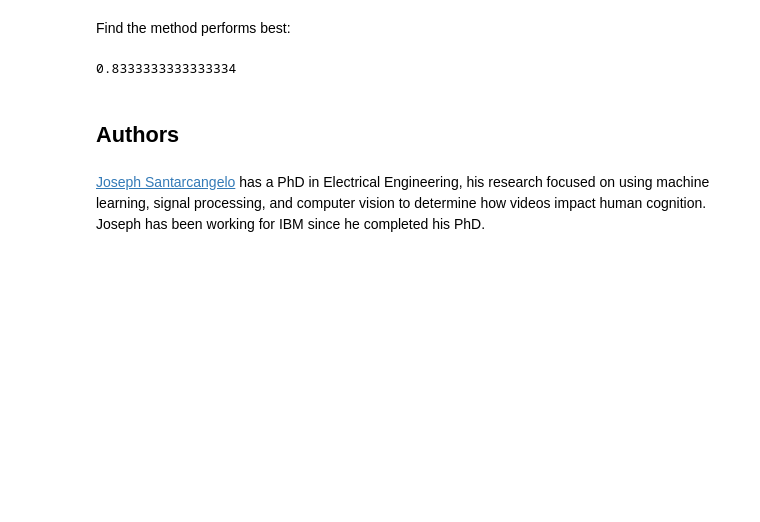
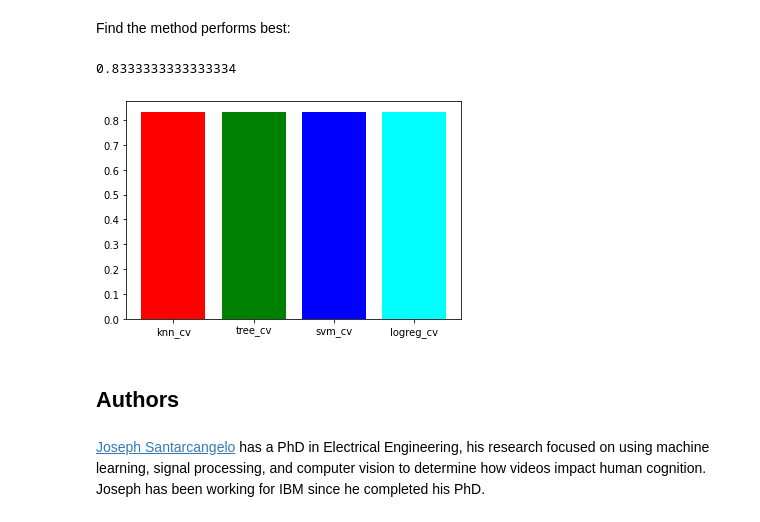
Before and after one commit to Tommer-R/IBM_capstone_project, a Jupyter notebook: SpaceX_Machine Learning Prediction_Part_5.ipynb, the cells around one changed output. Cells and saved outputs as stored; diff of their text form; code cells hidden in the pictures; blank space fills up the shorter version.

```diff
--- a/SpaceX_Machine Learning Prediction_Part_5.ipynb
+++ b/SpaceX_Machine Learning Prediction_Part_5.ipynb
@@ -322,6 +322,14 @@ Find the method performs best:
 print(max([i.score(X_test, Y_test) for i in [knn_cv,tree_cv, svm_cv, logreg_cv]]))
 # %% [output]
 0.8333333333333334
+# %%
+accuracy = [i.score(X_test, Y_test) for i in [knn_cv,tree_cv, svm_cv, logreg_cv]]
+models = ['knn_cv','tree_cv', 'svm_cv', 'logreg_cv']
+plt.bar(y_pos, accuracy, color=['red', 'green', 'blue', 'cyan'])
+plt.xticks(y_pos, models)
+plt.show()
+# %% [output]
+[figure, added]
 # %% [markdown]
 ## Authors
 # %% [markdown]
```
Also changed, not shown: 3 other files.
